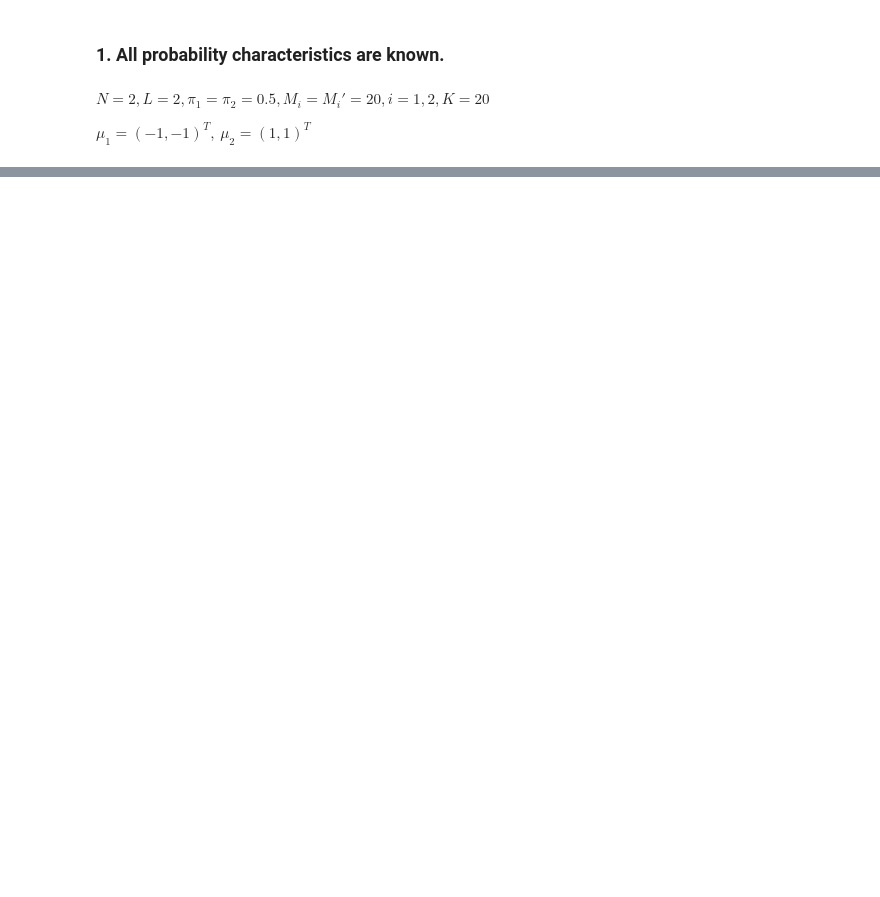
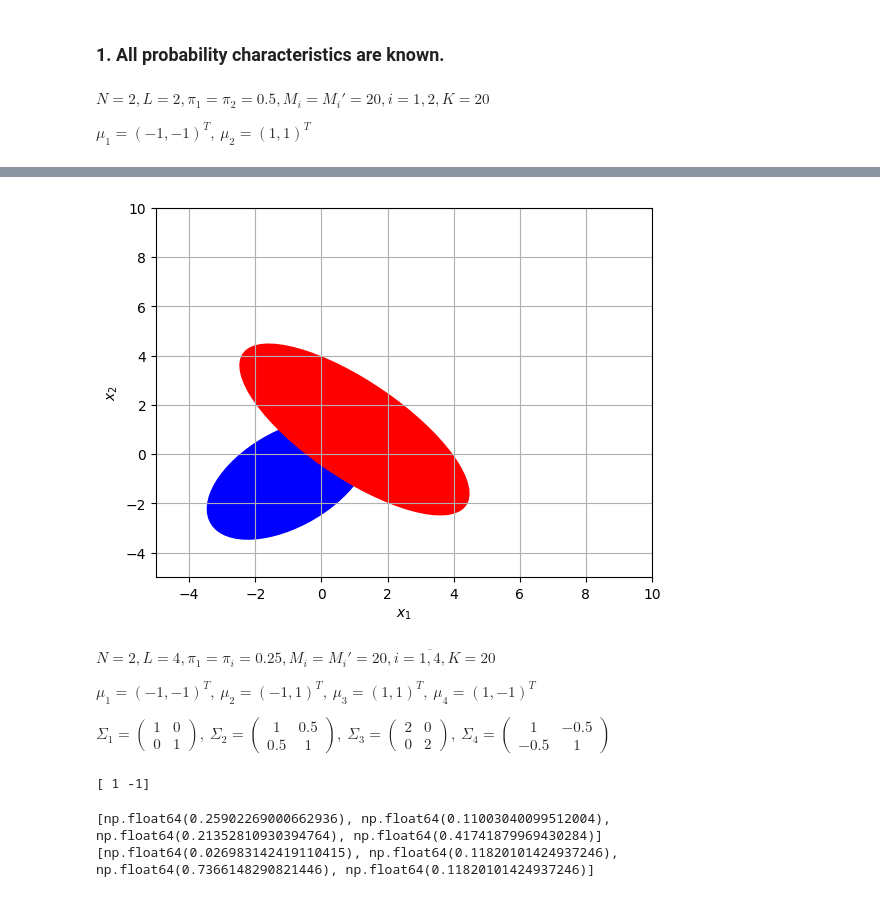
Before and after one commit to Klimentij-Kvl/famcs-archive, a Jupyter notebook: 3-year/Applied Theory of Statistical Solutions/lab3.ipynb, the cells around one changed output, grey strips where cells are left out. Saved outputs shown, nothing was run; the diff lists cells and outputs as text; code cells hidden in the pictures; blank space fills up the shorter version.

```diff
--- a/3-year/Applied Theory of Statistical Solutions/lab3.ipynb
+++ b/3-year/Applied Theory of Statistical Solutions/lab3.ipynb
@@ -90,0 +141,5 @@ ValueError: operands could not be broadcast together with shapes (100,) (2,)
+# %%
+sigma_c1 = np.array([[1, 0.5], [0.5, 1]])
+sigma_c2 = np.array([[2, -1.5], [-1.5, 2]])
+sigmas_c = np.stack((sigma_c1, sigma_c2))
+densities = bc.gaussian_density(mus, sigmas_c)
@@ -90,0 +158,46 @@ ValueError: operands could not be broadcast together with shapes (100,) (2,)
+# %%
+fig, ax = plt.subplots()
+plot_ellipsoid(ax, mu_1, sigma_c1, 'blue')
+plot_ellipsoid(ax, mu_2, sigma_c2, 'red')
+plt.xlim(-5, 10)
+plt.xlabel(r"$x_1$")
+plt.ylim(-5, 10)
+plt.ylabel(r"$x_2$")
+plt.grid()
+plt.show()
+# %% [output]
+[figure, added]
+# %% [markdown]
+$N=2, L=4, \pi_1 = \pi_i = 0.25, M_i=M_i'=20, i=\overline{1,4}, K=20$
+
+$\mu_1 = (-1, -1)^T,\ \mu_2=(-1, 1)^T,\ \mu_3=(1, 1)^T,\ \mu_4=(1,-1)^T$
+
+$\Sigma_1 = \begin{pmatrix} 1 & 0 \\ 0 & 1 \end{pmatrix},\ \Sigma_2 = \begin{pmatrix} 1 & 0.5 \\ 0.5 & 1 \end{pmatrix},\ \Sigma_3 = \begin{pmatrix} 2 & 0 \\ 0 & 2 \end{pmatrix},\ \Sigma_4 = \begin{pmatrix} 1 & -0.5 \\ -0.5 & 1 \end{pmatrix}$
+# %%
+bc2 = Bayesian_Classifier(N=2, L=4)
+a_priori = [0.25, 0.25, 0.25, 0.25]
+
+mu_1 = np.array([-1, -1])
+mu_2 = np.array([-1, 1])
+mu_3 = np.array([1, 1])
+mu_4 = np.array([1, -1])
+mus = np.stack((mu_1, mu_2, mu_3, mu_4))
+
+sigma_1 = np.array([[1, 0], [0, 1]])
+sigma_2 = np.array([[1, 0.5], [0.5, 1]])
+sigma_3 = np.array([[2, 0], [0, 2]])
+sigma_4 = np.array([[1, -0.5], [-0.5, 1]])
+sigmas = np.stack((sigma_1, sigma_2, sigma_3, sigma_4))
+# %% [output]
+[ 1 -1]
+# %%
+densities = bc2.gaussian_density(mus, sigmas)
+bc2.set_probability_characteristics(a_priori, densities)
+
+x1 = np.array([0, 0])
+x2 = np.array([1, 1])
+print(bc2.predict(x1))
+print(bc2.predict(x2))
+# %% [output]
+[np.float64(0.25902269000662936), np.float64(0.11003040099512004), np.float64(0.21352810930394764), np.float64(0.41741879969430284)]
+[np.float64(0.026983142419110415), np.float64(0.11820101424937246), np.float64(0.7366148290821446), np.float64(0.11820101424937246)]
```
Also changed, not shown: parts of 18 cells of this notebook.
